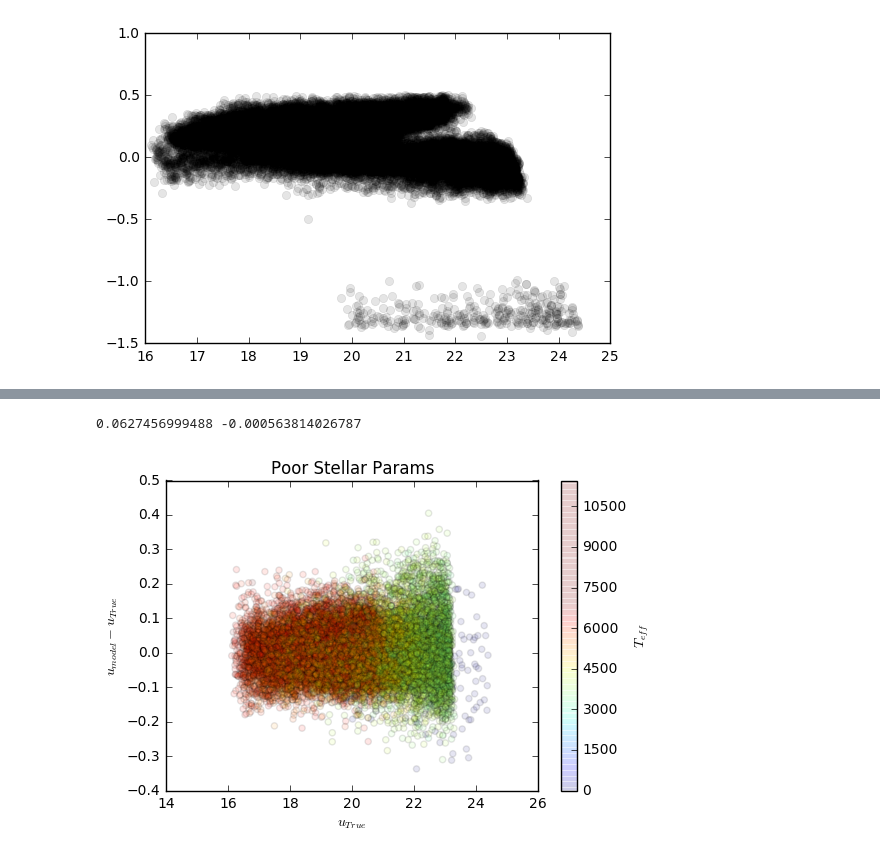
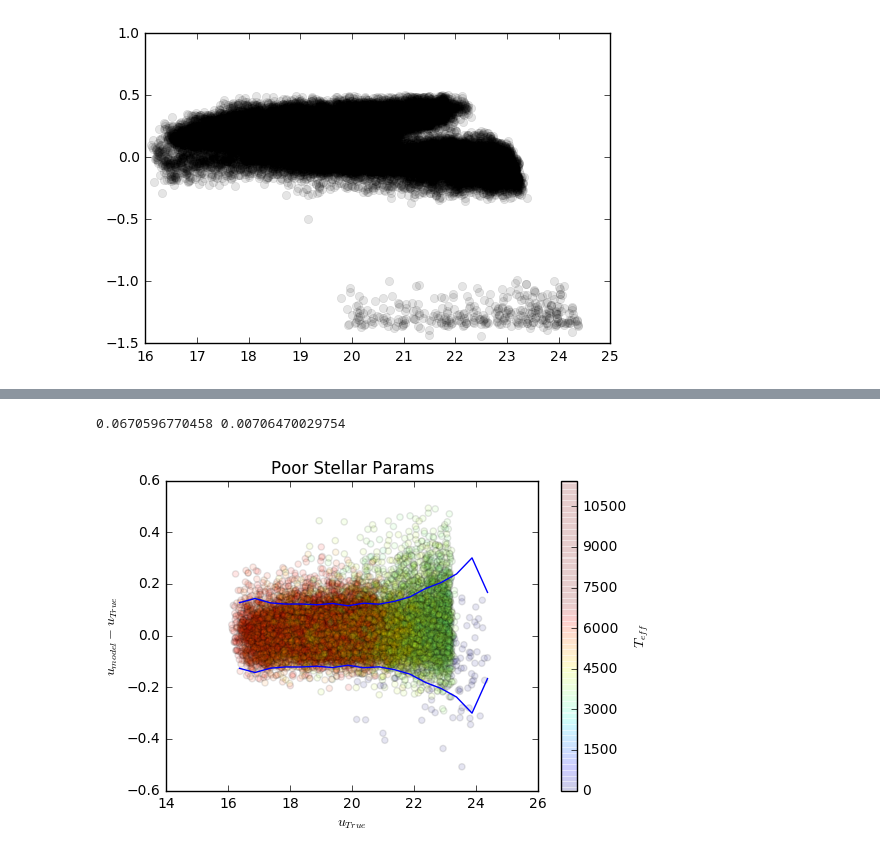
Before and after one commit to lsst-sims/sims_gaia_calib, a Jupyter notebook: python/Full_kuruz.ipynb, the cells around one changed output, grey strips where cells are left out. Drawn from its saved outputs; the diff is of its cells as text; code cells hidden in the pictures.

```diff
--- a/python/Full_kuruz.ipynb
+++ b/python/Full_kuruz.ipynb
@@ -11,3 +12,19 @@ import lsst.sims.photUtils as pu
+# %%
+def iqr_sigma(in_array):
+    iqr = np.percentile(in_array,75)-np.percentile(in_array,25)
+    rms = iqr/1.349 #approximation
+    return rms
+
+def running_rms(x_points, y_points, bins=None, binsize=0.5):
+    good_pts = ~np.isnan(y_points)
+    if bins is None:
+        bins = np.arange(np.min(x_points[good_pts]), np.max(x_points[good_pts])+binsize, binsize)
+    result = bins*0.
+    order = np.argsort(x_points[good_pts])
+    inds = np.searchsorted(x_points[good_pts][order], bins[1:-1])
+
+    result = np.array([iqr_sigma(group) for group in np.split(y_points[good_pts][order], inds)])
+    return result, bins
 # %%
 data = np.load('Kurucz_models.npz')
 
@@ -258,21 +366,26 @@ print np.std(u_good_met[good]-new_u[good]), np.median(u_good_met[good]-new_u[goo
 # %%
-feh_noise = 0.35*np.random.normal(size=stars.size)
-logg_noise = 0.2*np.random.normal(size=stars.size)
+feh_noise = 0.3*np.random.normal(size=stars.size)
+logg_noise = 0.5*np.random.normal(size=stars.size)
 X = np.vstack((stars['g']-stars['r'], stars['feH']+feh_noise, stars['logg']+logg_noise)).T
 u_good_met = interp(X) + stars['g']
 
 plt.scatter(new_u, u_good_met-new_u, c=stars['teff'], alpha=.1)
 fn = 'u'
 plt.xlabel(r'$%s_{True}$' % fn)
 plt.ylabel(r'$%s_{model} - %s_{True}$' % (fn, fn))
 plt.title(r'Poor Stellar Params')
 
+running, bins = running_rms(new_u,  u_good_met-new_u)
+plt.plot((bins[:-1]+bins[1:])/2., 2.*running, 'b')
+plt.plot((bins[:-1]+bins[1:])/2., -2*running, 'b')
+
+
 cb = plt.colorbar()
 cb.set_clim([0, 7000])
 cb.set_label(r'$T_{eff}$')
 plt.savefig('Plots/u_poor.png')
 good = np.where( (new_u > 17.8) & (new_u < 18.2) & (~np.isnan(u_good_met)))
 print np.std(u_good_met[good]-new_u[good]), np.median(u_good_met[good]-new_u[good])
 # %% [output]
-0.0627456999488 -0.000563814026787
+0.0670596770458 0.00706470029754
-[figure, old version]
+[figure, new version]
```
Also changed, not shown: parts of 8 cells of this notebook, 1 other file.
